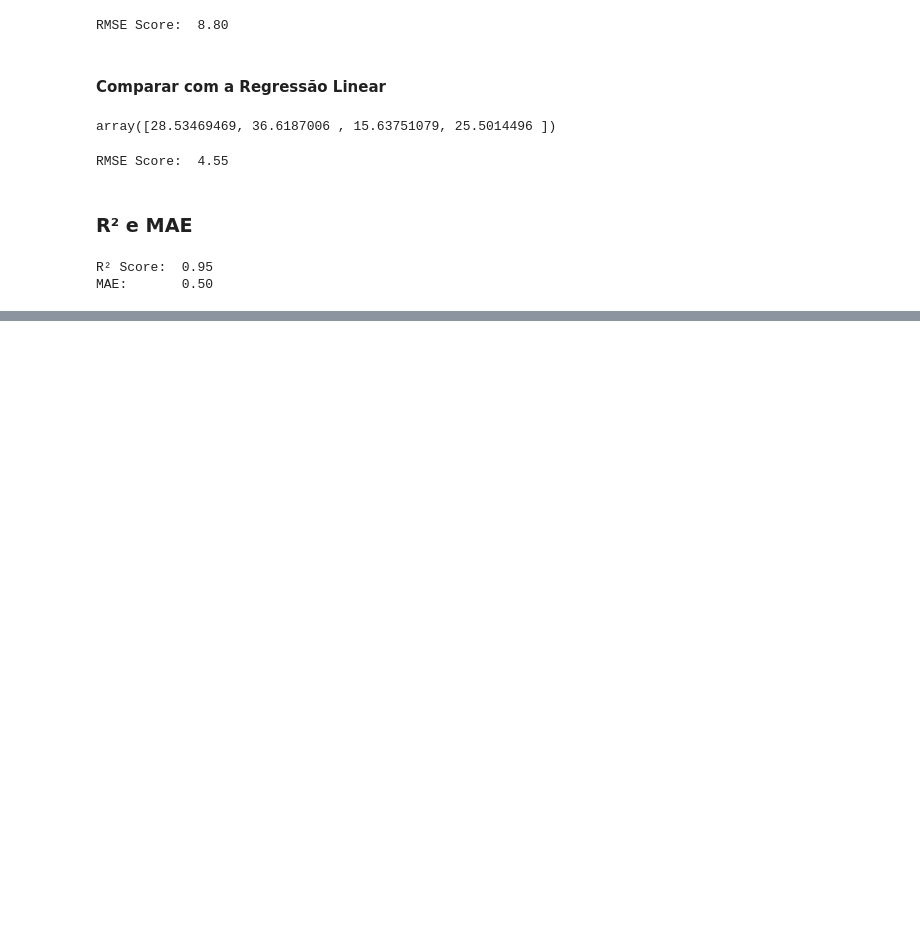
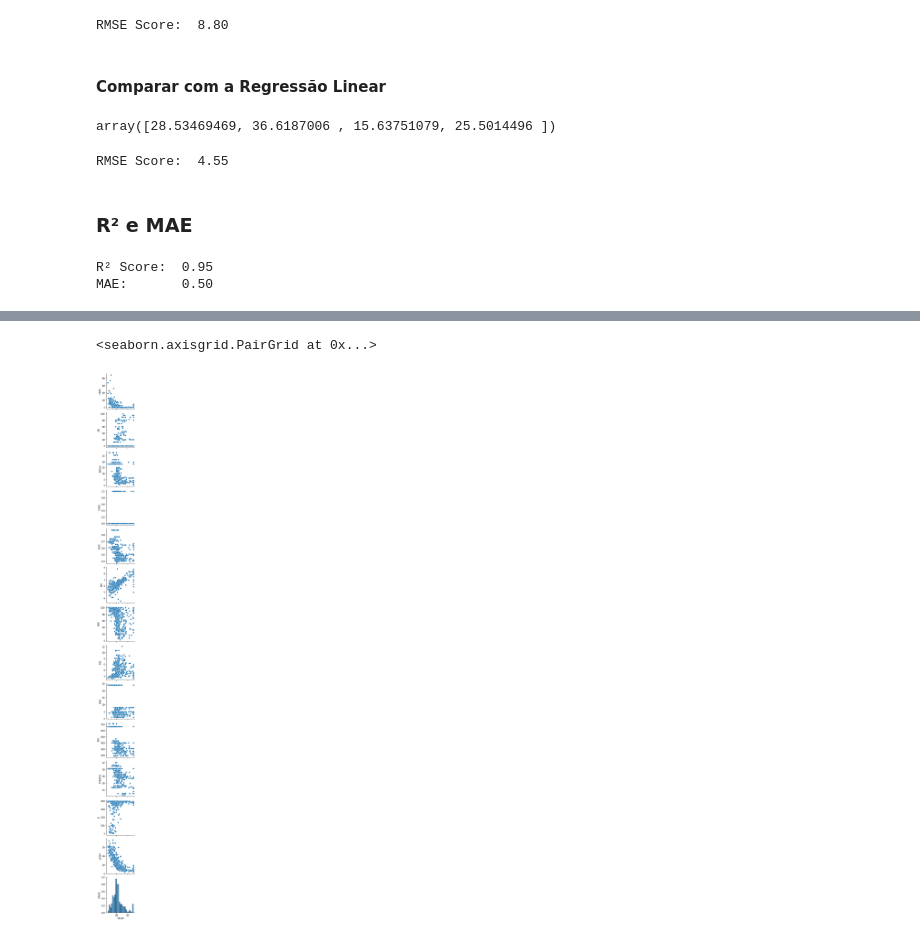
Before and after one commit to bruna-calistrate/Regression-SupervisedModels-Course, a Jupyter notebook: SupervisedModels.ipynb, the cells around one changed output, grey strips where cells are left out. Drawn from its saved outputs; the diff is of its cells as text; code cells hidden in the pictures; blank space fills up the shorter version.

```diff
--- a/SupervisedModels.ipynb
+++ b/SupervisedModels.ipynb
@@ -510,0 +615,5 @@ MAE:       0.50
+# %%
+sns.pairplot(df, x_vars='PRICE')
+# %% [output]
+<seaborn.axisgrid.PairGrid at 0x...>
+[figure, added]
```
Also changed, not shown: parts of 11 cells of this notebook.
